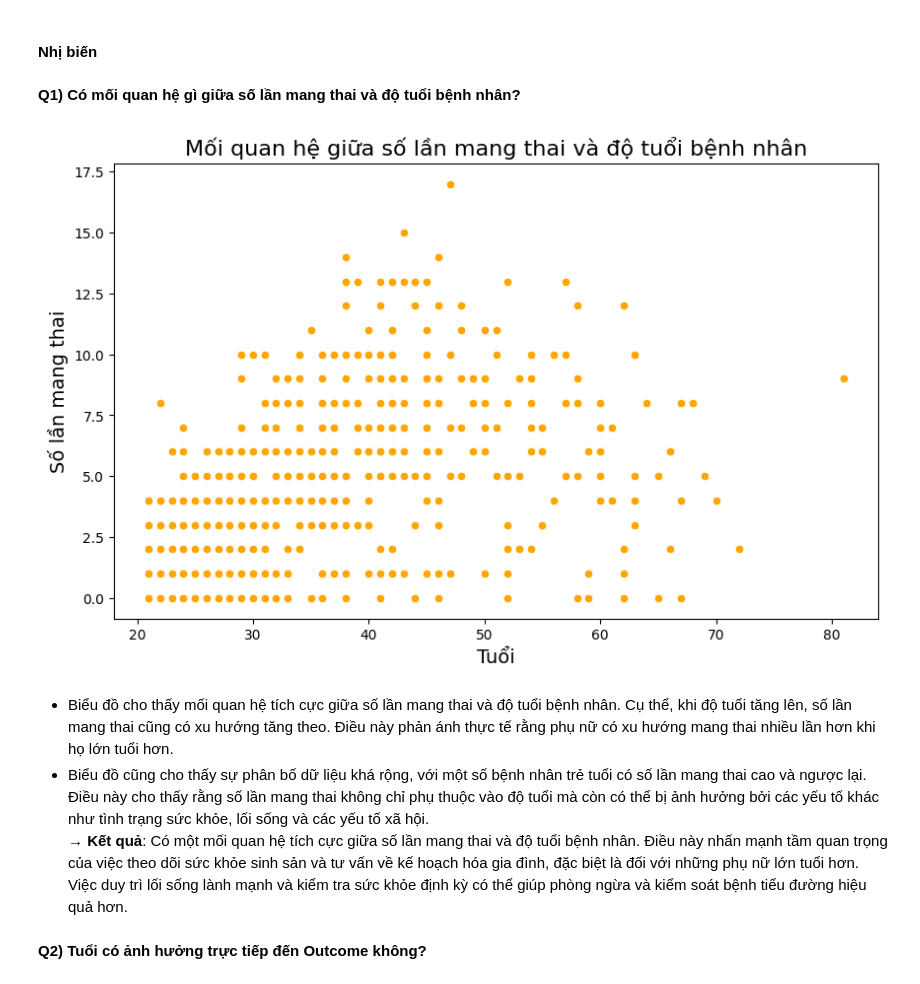
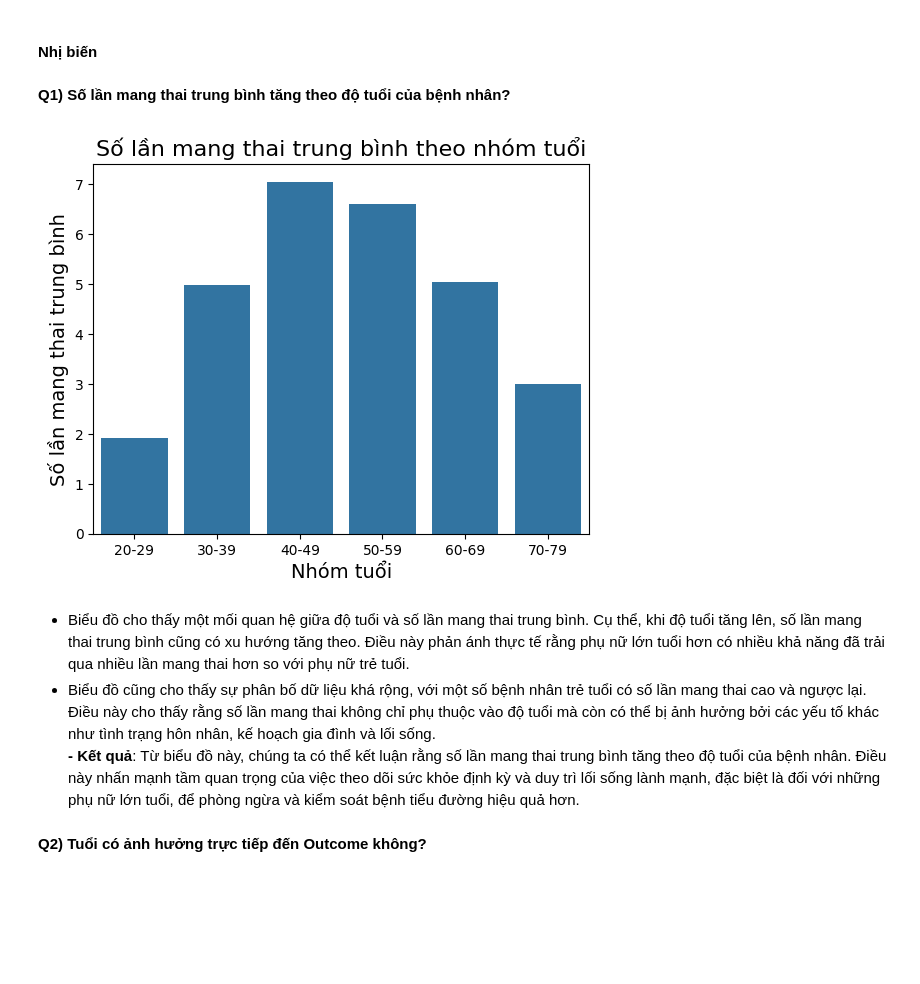
Before and after one commit to Mint0511/PTDL-25-26, a Jupyter notebook: code_ngan_(1-2).ipynb, the cells around one changed output. Drawn from its saved outputs; the diff is of its cells as text; code cells hidden in the pictures; blank space fills up the shorter version.

```diff
--- a/code_ngan_(1-2).ipynb
+++ b/code_ngan_(1-2).ipynb
@@ -487,21 +487,20 @@ plt.show()
 # %% [markdown]
 #### **Nhị biến**
 # %% [markdown]
-**Q1) Có mối quan hệ gì giữa số lần mang thai và độ tuổi bệnh nhân?**
+**Q1) Số lần mang thai trung bình tăng theo độ tuổi của bệnh nhân?**
 # %%
-# Biểu đồ scatter plot thể hiện mối quan hệ giữa số lần mang thai và độ tuổi bệnh nhân trong dataset.
-plt.figure(figsize=(10, 6))
-sns.scatterplot(x='Age', y='Pregnancies', data=df1, color='orange')
-plt.title('Mối quan hệ giữa số lần mang thai và độ tuổi bệnh nhân', fontsize=16)
-plt.xlabel('Tuổi', fontsize=14)
-plt.ylabel('Số lần mang thai', fontsize=14)
+# biểu đồ bar chart thể hiện số lần mang thai trung bình tăng theo độ tuổi của bệnh nhân.plt.figure(figsize=(12,6))
+sns.barplot(x='Age_Group', y='Pregnancies', data=df1, errorbar=None)
+plt.title('Số lần mang thai trung bình theo nhóm tuổi', fontsize=16)
+plt.xlabel('Nhóm tuổi', fontsize=14)
+plt.ylabel('Số lần mang thai trung bình', fontsize=14)
 plt.show()
 # %% [output]
-[figure, old version]
+[figure, new version]
 # %% [markdown]
-- Biểu đồ cho thấy mối quan hệ tích cực giữa số lần mang thai và độ tuổi bệnh nhân. Cụ thể, khi độ tuổi tăng lên, số lần mang thai cũng có xu hướng tăng theo. Điều này phản ánh thực tế rằng phụ nữ có xu hướng mang thai nhiều lần hơn khi họ lớn tuổi hơn.
-- Biểu đồ cũng cho thấy sự phân bố dữ liệu khá rộng, với một số bệnh nhân trẻ tuổi có số lần mang thai cao và ngược lại. Điều này cho thấy rằng số lần mang thai không chỉ phụ thuộc vào độ tuổi mà còn có thể bị ảnh hưởng bởi các yếu tố khác như tình trạng sức khỏe, lối sống và các yếu tố xã hội.
-→ **Kết quả**: Có một mối quan hệ tích cực giữa số lần mang thai và độ tuổi bệnh nhân. Điều này nhấn mạnh tầm quan trọng của việc theo dõi sức khỏe sinh sản và tư vấn về kế hoạch hóa gia đình, đặc biệt là đối với những phụ nữ lớn tuổi hơn. Việc duy trì lối sống lành mạnh và kiểm tra sức khỏe định kỳ có thể giúp phòng ngừa và kiểm soát bệnh tiểu đường hiệu quả hơn.
+- Biểu đồ cho thấy một mối quan hệ giữa độ tuổi và số lần mang thai trung bình. Cụ thể, khi độ tuổi tăng lên, số lần mang thai trung bình cũng có xu hướng tăng theo. Điều này phản ánh thực tế rằng phụ nữ lớn tuổi hơn có nhiều khả năng đã trải qua nhiều lần mang thai hơn so với phụ nữ trẻ tuổi.
+- Biểu đồ cũng cho thấy sự phân bố dữ liệu khá rộng, với một số bệnh nhân trẻ tuổi có số lần mang thai cao và ngược lại. Điều này cho thấy rằng số lần mang thai không chỉ phụ thuộc vào độ tuổi mà còn có thể bị ảnh hưởng bởi các yếu tố khác như tình trạng hôn nhân, kế hoạch gia đình và lối sống.
+**- Kết quả**: Từ biểu đồ này, chúng ta có thể kết luận rằng số lần mang thai trung bình tăng theo độ tuổi của bệnh nhân. Điều này nhấn mạnh tầm quan trọng của việc theo dõi sức khỏe định kỳ và duy trì lối sống lành mạnh, đặc biệt là đối với những phụ nữ lớn tuổi, để phòng ngừa và kiểm soát bệnh tiểu đường hiệu quả hơn.
 # %% [markdown]
 **Q2) Tuổi có ảnh hưởng trực tiếp đến Outcome không?**
 # %%
```
Also changed, not shown: parts of 6 cells of this notebook.
